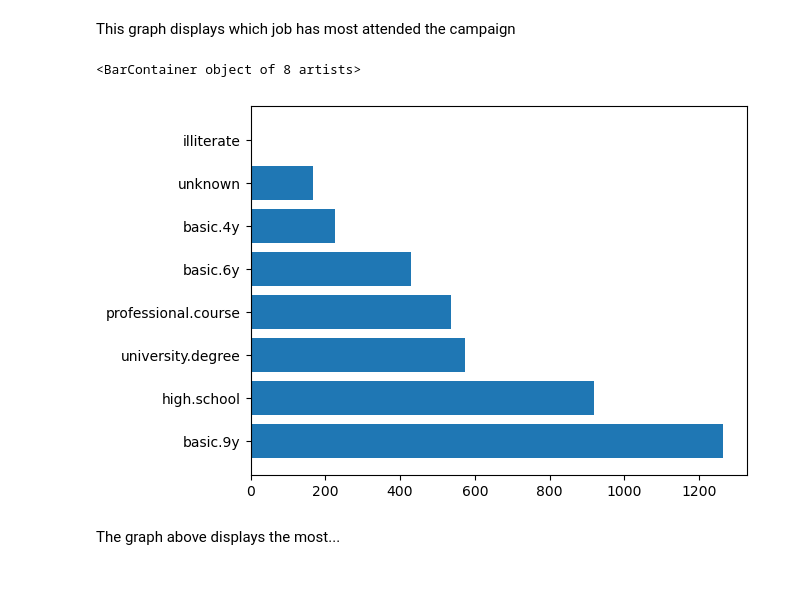
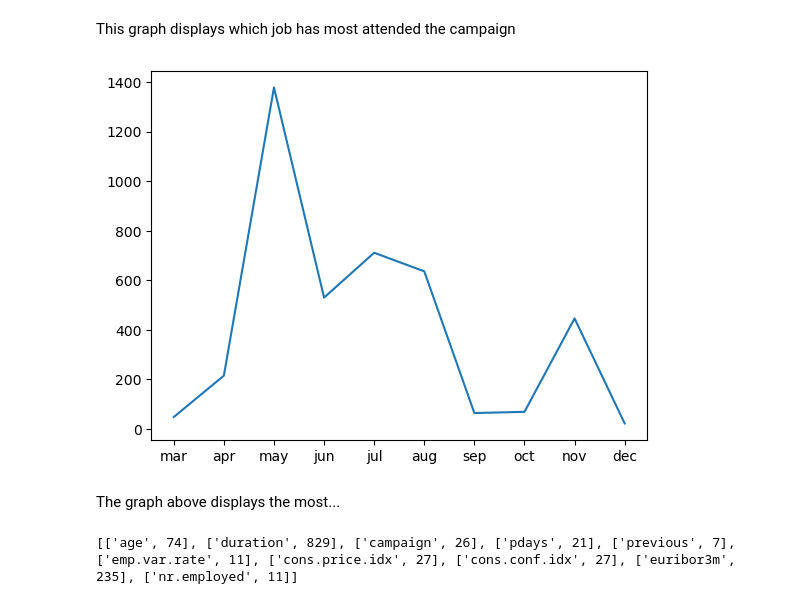
Before and after one commit to thinhsuy/Data_cleansing_summarising, a Jupyter notebook: assignment1.ipynb, the cells around one changed output. Saved outputs shown, nothing was run; the diff lists cells and outputs as text; code cells hidden in the pictures.

```diff
--- a/assignment1.ipynb
+++ b/assignment1.ipynb
@@ -88,11 +84,6 @@ Name: job, dtype: int64
 <p><b>3. Data clean</b></p>
 <p>First we need to process the values 0 of duration</p>
 # %%
-df.drop(df[df["duration"]==0].index, inplace=True)
+df.drop(df[(df["duration"]==0) & (df["y"]=='yes')].index, inplace=True)
 # %% [markdown]
 <p>Next we correct the error columns</p>
-# %%
-for col in error_cols:
-    df[col] = pd.Series(df[col].str.replace(' ', '').str.replace('0', '').str.lower())
-    df.drop(df[df[col]=='na'].index, inplace=True)
-df['job'] = pd.Series(df['job'].str.replace('bluecollar', 'blue-collar').str.replace('entrepreneurs', 'entrepreneur').str.replace('servicess', 'services').str.replace('.', ''))
@@ -130,11 +170,19 @@ plt.show()
 [figure]
 # %% [markdown]
 <p>This graph displays which job has most attended the campaign</p>
-# %%
-# ordered values
-plt.barh(df['education'].unique(), width=df['education'].value_counts())
-# %% [output]
-<BarContainer object of 8 artists>
-[figure, removed]
+# %%
+def sort_month(key):
+    return valid_value['month'].index(key[0])
+
+# ordered values
+month_vals = dict(sorted(dict(df['month'].value_counts()).items(), key=sort_month))
+plt.plot(month_vals.keys(), month_vals.values())
+plt.show()
+# %% [output]
+[figure, added]
 # %% [markdown]
 <p>The graph above displays the most...</p>
+# %%
+print([[x, len(df[x].unique())] for x in df.describe()])
+# %% [output]
+[['age', 74], ['duration', 829], ['campaign', 26], ['pdays', 21], ['previous', 7], ['emp.var.rate', 11], ['cons.price.idx', 27], ['cons.conf.idx', 27], ['euribor3m', 235], ['nr.employed', 11]]
```
Also changed, not shown: parts of 19 cells of this notebook, 1 other file.
